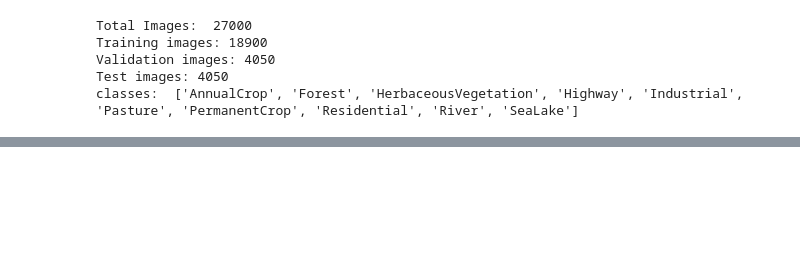
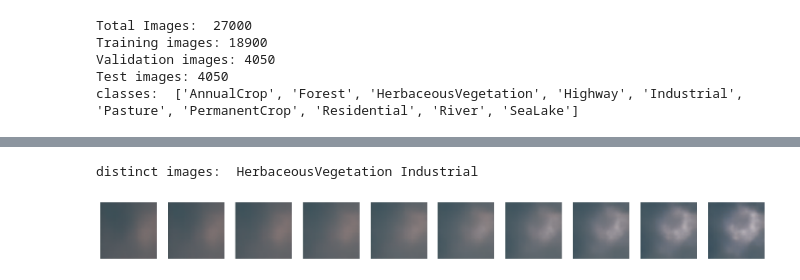
Before and after one commit to arundhatimsb/assignment, a Jupyter notebook: VAE_remote_sensing.ipynb, the cells around one changed output, grey strips where cells are left out. Saved outputs shown, nothing was run; the diff lists cells and outputs as text; code cells hidden in the pictures; blank space fills up the shorter version.

```diff
--- a/VAE_remote_sensing.ipynb
+++ b/VAE_remote_sensing.ipynb
@@ -197,19 +235,32 @@ for i in range(4):
-# %%
-z = torch.randn(16,32).to(device)
-
-samples = model.decoder(z)
-
-samples = samples.cpu().detach()
-
-fig,ax = plt.subplots(4,4)
-
-k=0
-
-for i in range(4):
-    for j in range(4):
-
-        ax[i,j].imshow(samples[k].permute(1,2,0))
-        ax[i,j].axis('off')
-        k+=1
+# %%
+img1,label1 = testdataset[0]
+img2,label2 = testdataset[3]
+print("distinct images: ",dataset.classes[label1],dataset.classes[label2])
+img1 = img1.unsqueeze(0).to(device)
+img2 = img2.unsqueeze(0).to(device)
+
+_,mean1,_ = model.encoder(img1)
+_,mean2,_ = model.encoder(img2)
+
+images = []
+
+for alpha in torch.linspace(0,1,10):
+
+    z = (1-alpha)*mean1 + alpha*mean2
+
+    img = model.decoder(z)
+
+    images.append(img)
+# %% [output]
+distinct images:  HerbaceousVegetation Industrial
+# %%
+fig,ax = plt.subplots(1,10,figsize=(20,3))
+
+for i,img in enumerate(images):
+
+    ax[i].imshow(img.squeeze().permute(1,2,0).cpu().detach())
+    ax[i].axis('off')
+# %% [output]
+[figure, added]
 # %%
 forest_latents = []
```
Also changed, not shown: parts of 16 cells of this notebook.
